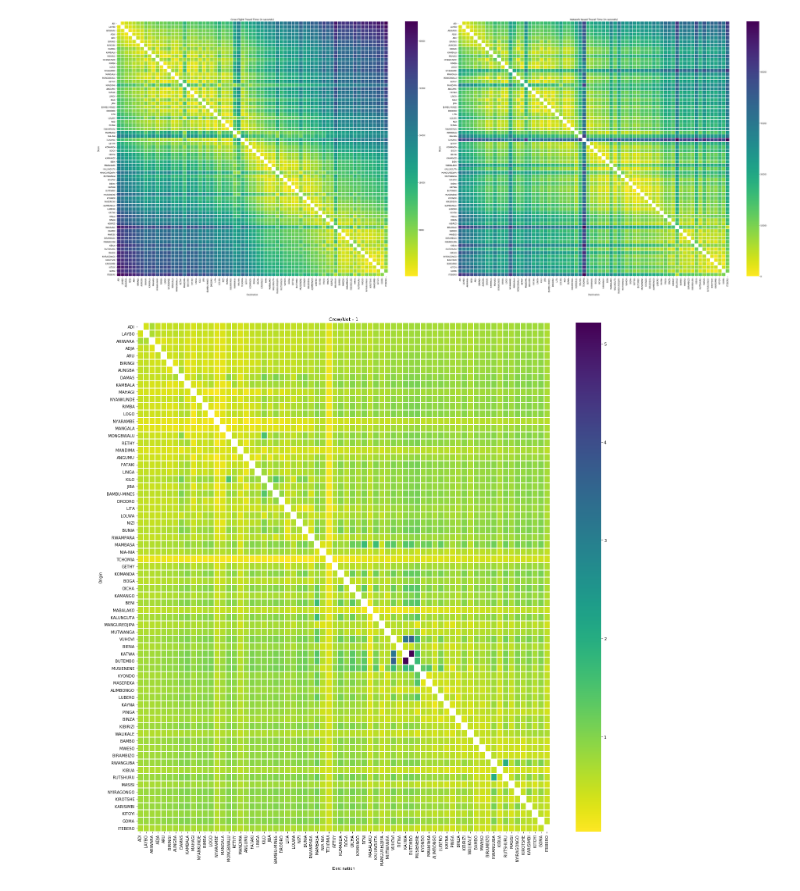
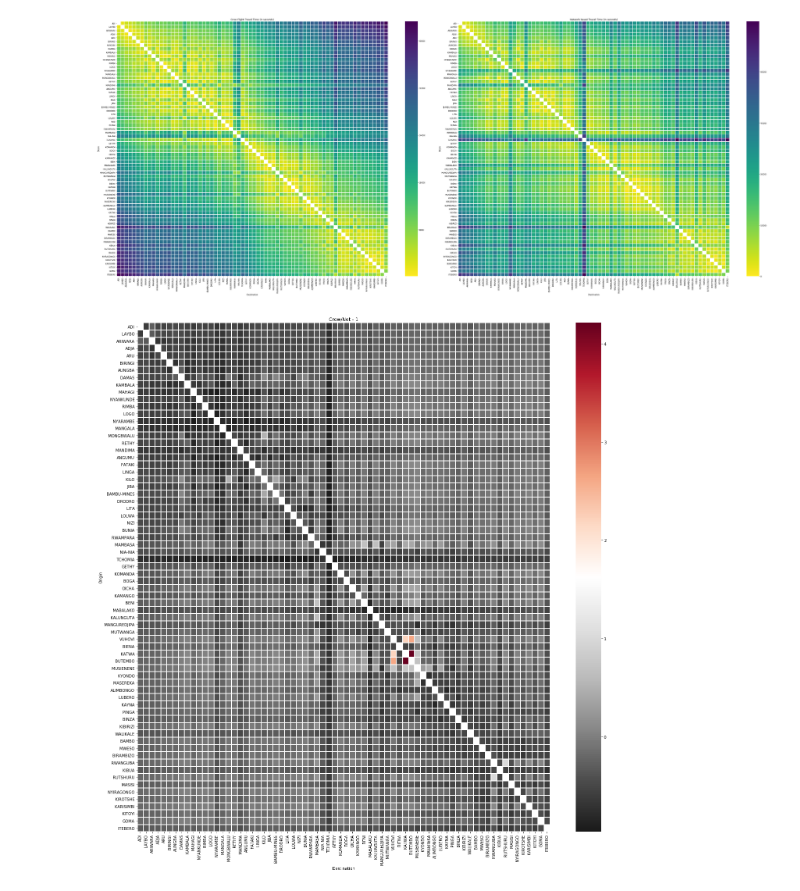
Before and after one commit to NSSAC/DRC_Ebola_2018, a Jupyter notebook: notebooks/compare_crowflight.ipynb, the cells around one changed output. Saved outputs shown, nothing was run; the diff lists cells and outputs as text; code cells hidden in the pictures.

```diff
--- a/notebooks/compare_crowflight.ipynb
+++ b/notebooks/compare_crowflight.ipynb
@@ -43,11 +43,11 @@ plt.savefig('../plots/compare_crow_net.pdf',dpi=100)
 # %% [output]
 [figure]
 # %%
-od_crownet_ratio = od_crow_pivot/od_net_pivot
+od_crownet_ratio = od_crow_pivot/od_net_pivot - 1
 plt.figure(figsize=(20,20))
-sns.heatmap(od_crownet_ratio.loc[sorted_hzs][sorted_hzs], cmap=cm.viridis_r,lw=1)
+sns.heatmap(od_crownet_ratio.loc[sorted_hzs][sorted_hzs], cmap=cm.RdGy_r,lw=1)
 plt.title('Crow/Net - 1')
 plt.tight_layout()
-#plt.savefig('../plots/crownet_ratio.pdf',dpi=100)
+plt.savefig('../plots/crownet_ratio.pdf',dpi=100)
 # %% [output]
-[figure, old version]
+[figure, new version]
```
Also changed, not shown: 1 other file.
